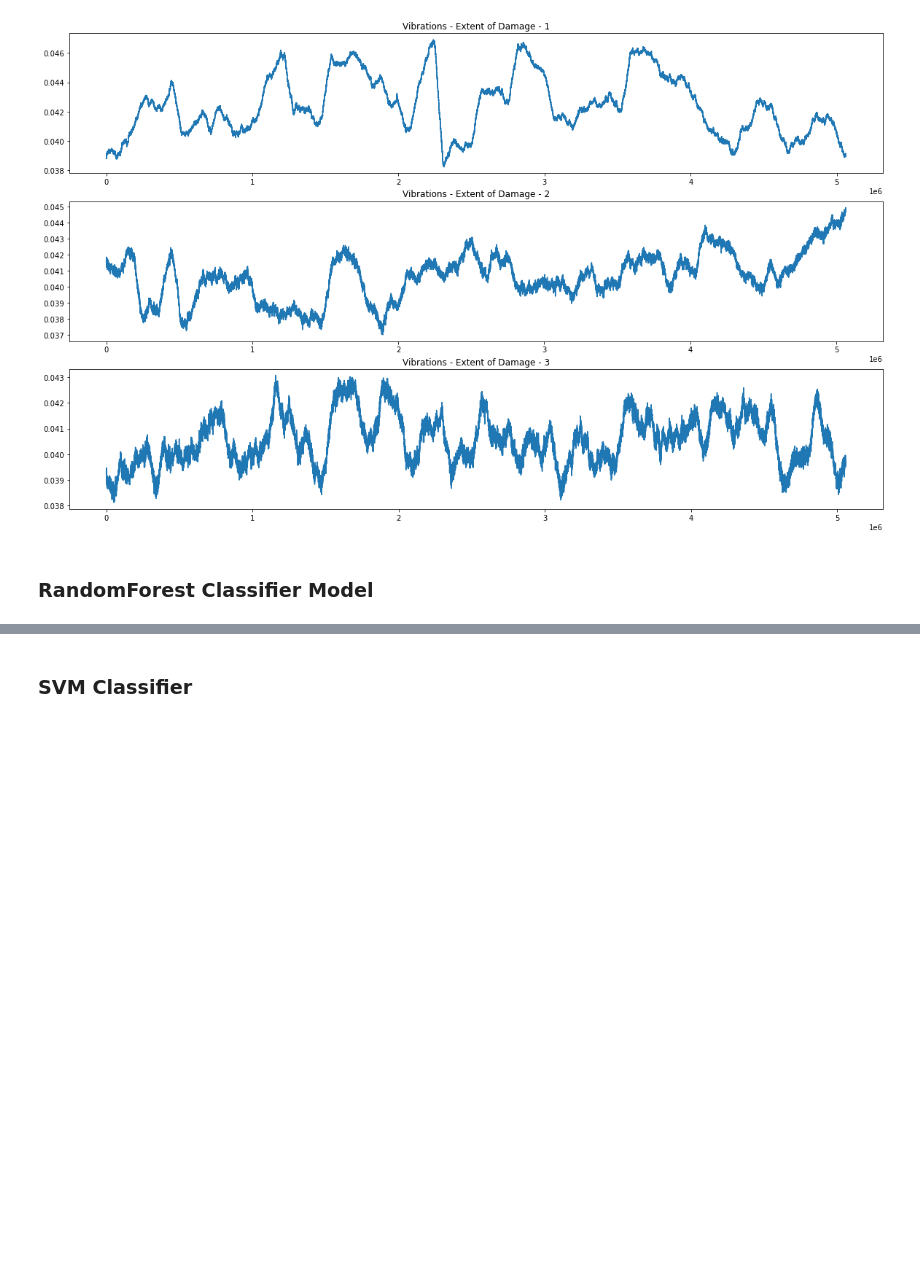
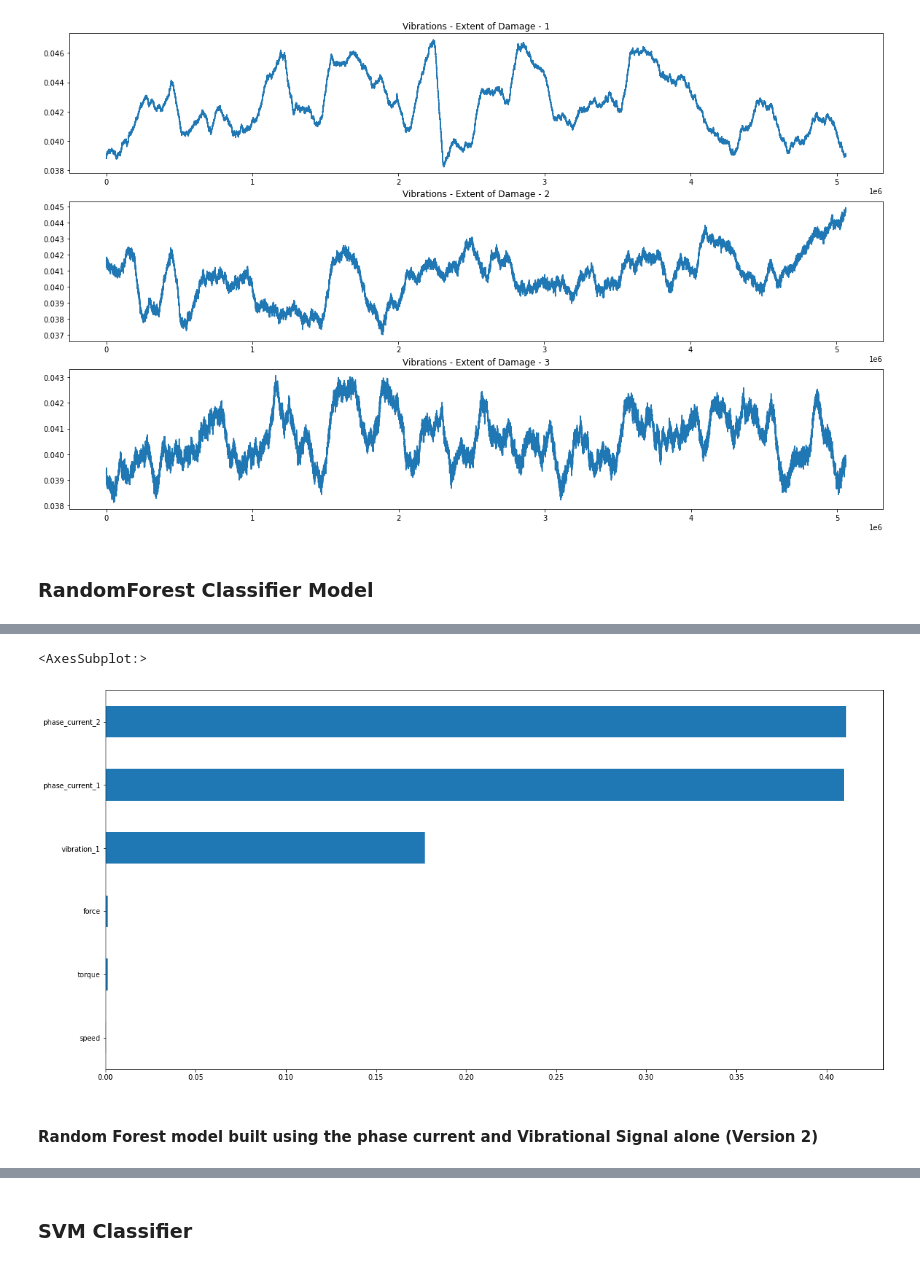
Before and after one commit to data-describe/awesome-data-science-models, a Jupyter notebook: iot-condition-monitoring/EDA/EDA_bearing_condition_monitoring.ipynb, the cells around one changed output, grey strips where cells are left out. Drawn from its saved outputs; the diff is of its cells as text; code cells hidden in the pictures; blank space fills up the shorter version.

```diff
--- a/iot-condition-monitoring/EDA/EDA_bearing_condition_monitoring.ipynb
+++ b/iot-condition-monitoring/EDA/EDA_bearing_condition_monitoring.ipynb
@@ -649,0 +733,8 @@ plt.show()
+# %%
+feat_importances = pd.Series(clf_v2.feature_importances_, index=X.columns)
+feat_importances.nlargest(20).sort_values(ascending = True).plot(kind='barh')
+# %% [output]
+<AxesSubplot:>
+[figure, added]
+# %% [markdown]
+#### Random Forest model built using the phase current and Vibrational Signal alone (Version 2)
```
Also changed, not shown: parts of 27 cells of this notebook.
